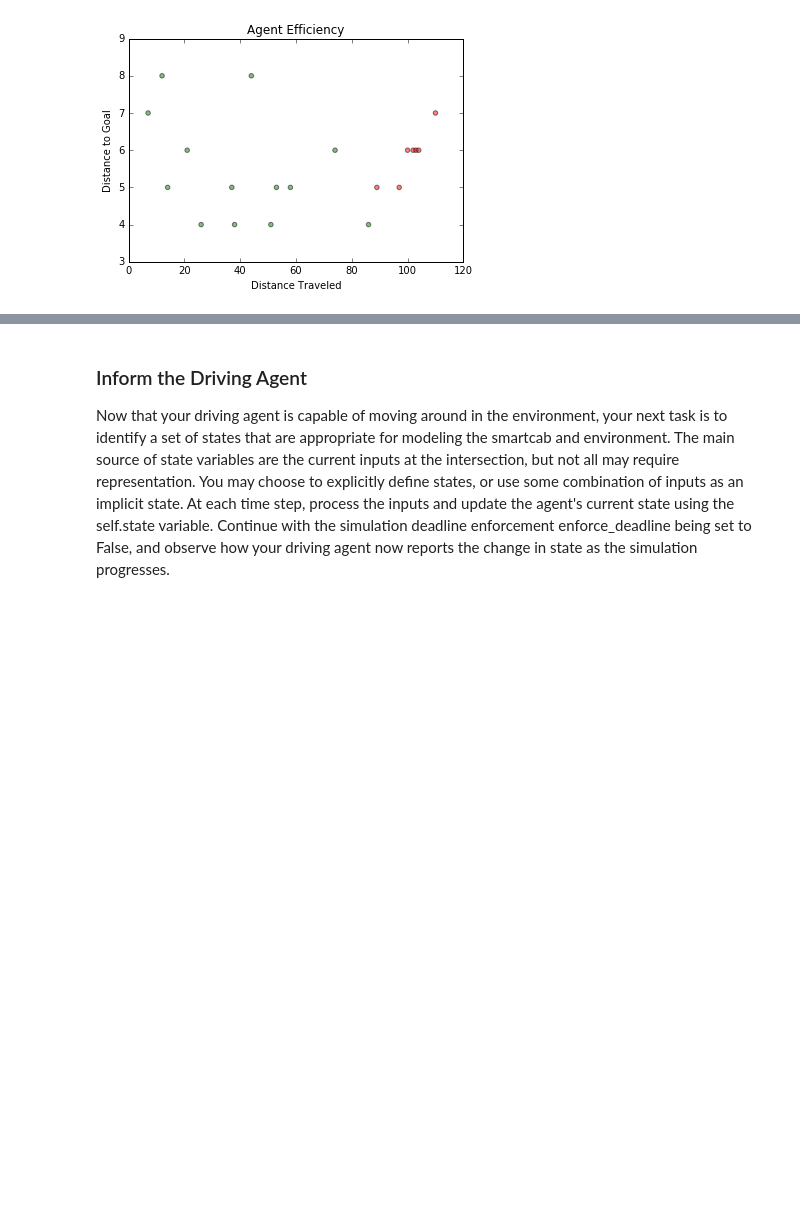
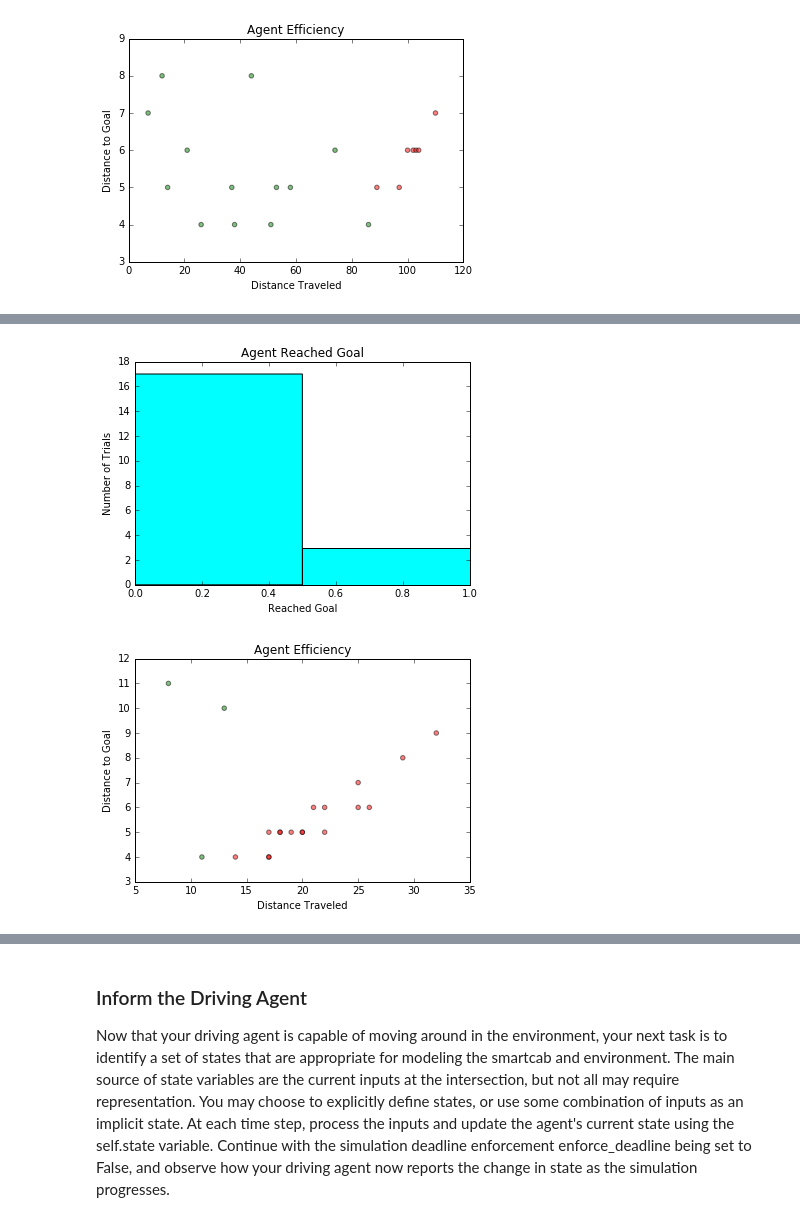
Before and after one commit to gilakos/machine-learning, a Jupyter notebook: projects/smartcab/smartcab/smartcab_report.ipynb, the cells around one changed output, grey strips where cells are left out. Cells and saved outputs as stored; diff of their text form; code cells hidden in the pictures; blank space fills up the shorter version.

```diff
--- a/projects/smartcab/smartcab/smartcab_report.ipynb
+++ b/projects/smartcab/smartcab/smartcab_report.ipynb
@@ -89,3 +90,31 @@ plt.show()
 # %% [output]
 [figure]
 [figure]
+# %%
+# Deadline set to True
+df = pd.DataFrame(columns=['reached', 'goal_distance','distance_traveled', 'steps'])
+
+df=df.append( { 'reached':False,'goal_distance':5,'distance_traveled':22,'steps':25 }, ignore_index=True)
+df=df.append( { 'reached':False,'goal_distance':4,'distance_traveled':17,'steps':20 }, ignore_index=True)
+df=df.append( { 'reached':False,'goal_distance':7,'distance_traveled':25,'steps':35 }, ignore_index=True)
+df=df.append( { 'reached':True,'goal_distance':4,'distance_traveled':11,'steps':13 }, ignore_index=True)
+df=df.append( { 'reached':False,'goal_distance':4,'distance_traveled':17,'steps':20 }, ignore_index=True)
+df=df.append( { 'reached':False,'goal_distance':5,'distance_traveled':18,'steps':25 }, ignore_index=True)
+df=df.append( { 'reached':False,'goal_distance':4,'distance_traveled':14,'steps':20 }, ignore_index=True)
+df=df.append( { 'reached':False,'goal_distance':5,'distance_traveled':20,'steps':25 }, ignore_index=True)
+df=df.append( { 'reached':True,'goal_distance':10,'distance_traveled':13,'steps':19 }, ignore_index=True)
+df=df.append( { 'reached':False,'goal_distance':6,'distance_traveled':25,'steps':30 }, ignore_index=True)
+df=df.append( { 'reached':False,'goal_distance':6,'distance_traveled':22,'steps':30 }, ignore_index=True)
+df=df.append( { 'reached':True,'goal_distance':11,'distance_traveled':8,'steps':11 }, ignore_index=True)
+df=df.append( { 'reached':False,'goal_distance':9,'distance_traveled':32,'steps':45 }, ignore_index=True)
+df=df.append( { 'reached':False,'goal_distance':6,'distance_traveled':26,'steps':30 }, ignore_index=True)
+df=df.append( { 'reached':False,'goal_distance':5,'distance_traveled':20,'steps':25 }, ignore_index=True)
+df=df.append( { 'reached':False,'goal_distance':5,'distance_traveled':17,'steps':25 }, ignore_index=True)
+df=df.append( { 'reached':False,'goal_distance':5,'distance_traveled':18,'steps':25 }, ignore_index=True)
+df=df.append( { 'reached':False,'goal_distance':6,'distance_traveled':21,'steps':30 }, ignore_index=True)
+df=df.append( { 'reached':False,'goal_distance':5,'distance_traveled':19,'steps':25 }, ignore_index=True)
+df=df.append( { 'reached':False,'goal_distance':8,'distance_traveled':29,'steps':40 }, ignore_index=True)
+
+df['color'] = np.where(df['reached']==True, 'green', 'red')
+
+print df
@@ -92,3 +139,20 @@ plt.show()
+# %%
+# the histogram of the data
+plt.hist(df['reached'], bins=2, facecolor='cyan')
+plt.xlabel('Reached Goal')
+plt.ylabel('Number of Trials')
+plt.title('Agent Reached Goal')
+plt.show()
+
+# the scatterplot of distance traveled versus goal distance
+plt.scatter(df['distance_traveled'], df['goal_distance'], c=df['color'], alpha=0.5)
+plt.xlabel('Distance Traveled')
+plt.ylabel('Distance to Goal')
+plt.title('Agent Efficiency')
+plt.show()
+# %% [output]
+[figure, added]
+[figure, added]
 # %% [markdown]
 **Answer: **
 
```
Also changed, not shown: parts of 5 cells of this notebook, 6 other files.
